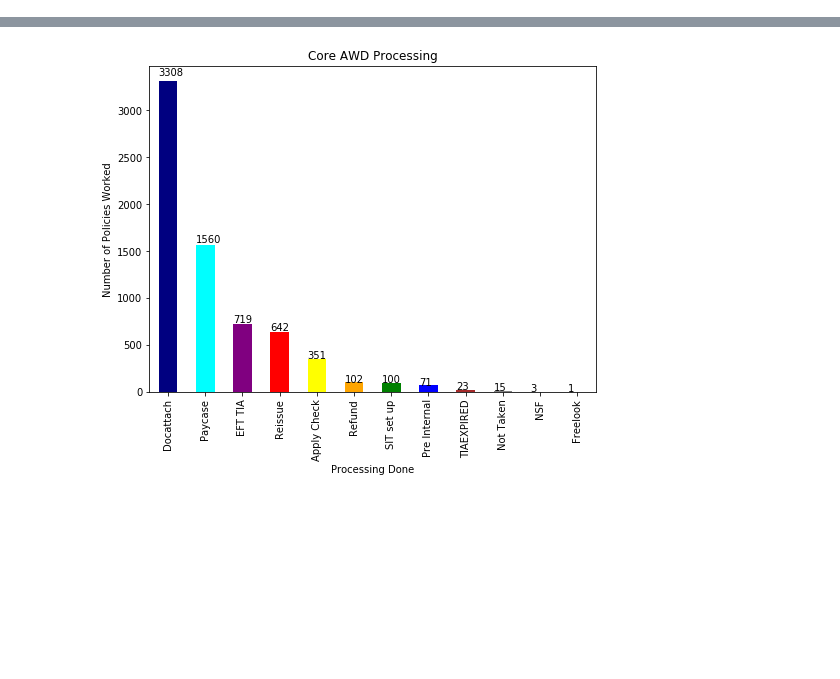
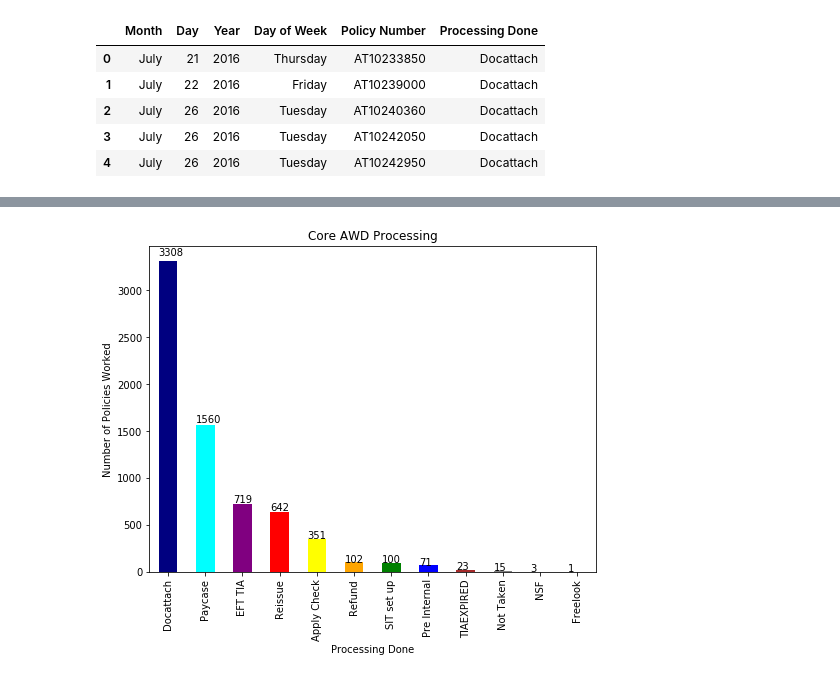
Before and after one commit to johnsethchong/PL_project, a Jupyter notebook: Python Analysis.ipynb, the cells around one changed output, grey strips where cells are left out. Saved outputs shown, nothing was run; the diff lists cells and outputs as text; code cells hidden in the pictures; blank space fills up the shorter version.

```diff
--- a/Python Analysis.ipynb
+++ b/Python Analysis.ipynb
@@ -47,0 +79,32 @@ AWD_doc_df.set_index("Month")
+# %%
+#Import CSV
+AWDprime = pd.read_csv("Data/awd-primeonly.csv")
+
+#Use delimiter  to split Date by commas
+AWDprimedate = AWDprime["Date"].str.split(",", expand = True)
+
+#Grab columns
+AWDprime_day_of_week = AWDprimedate[0]
+AWDprime_month_and_day= AWDprimedate[1]
+
+#Use another space delimiter for more specific columns
+AWDprime_month = AWDprime_month_and_day.str.split(" ", expand=True)[1]
+AWDprime_day = AWDprime_month_and_day.str.split(" ", expand=True)[2]
+AWDprime_year = AWDprimedate[2]
+
+#Create DataFrame
+AWD_prime_df = pd.DataFrame({"Month": AWDprime_month,
+                          "Day": AWDprime_day,
+                           "Year": AWDprime_year,
+                          "Day of Week": AWDprime_day_of_week,
+                           "Policy Number": AWDprime["Policy #"],
+                           "Processing Done": AWDprime["Queue"]
+                          })
+AWD_prime_df.head()
+# %% [output]
+|  | Month | Day | Year | Day of Week | Policy Number | Processing Done |
+| 0 | July | 21 | 2016 | Thursday | AT10233850 | Docattach |
+| 1 | July | 22 | 2016 | Friday | AT10239000 | Docattach |
+| 2 | July | 26 | 2016 | Tuesday | AT10240360 | Docattach |
+| 3 | July | 26 | 2016 | Tuesday | AT10242050 | Docattach |
+| 4 | July | 26 | 2016 | Tuesday | AT10242950 | Docattach |
```
Also changed, not shown: parts of 9 cells of this notebook, 1 other file.
